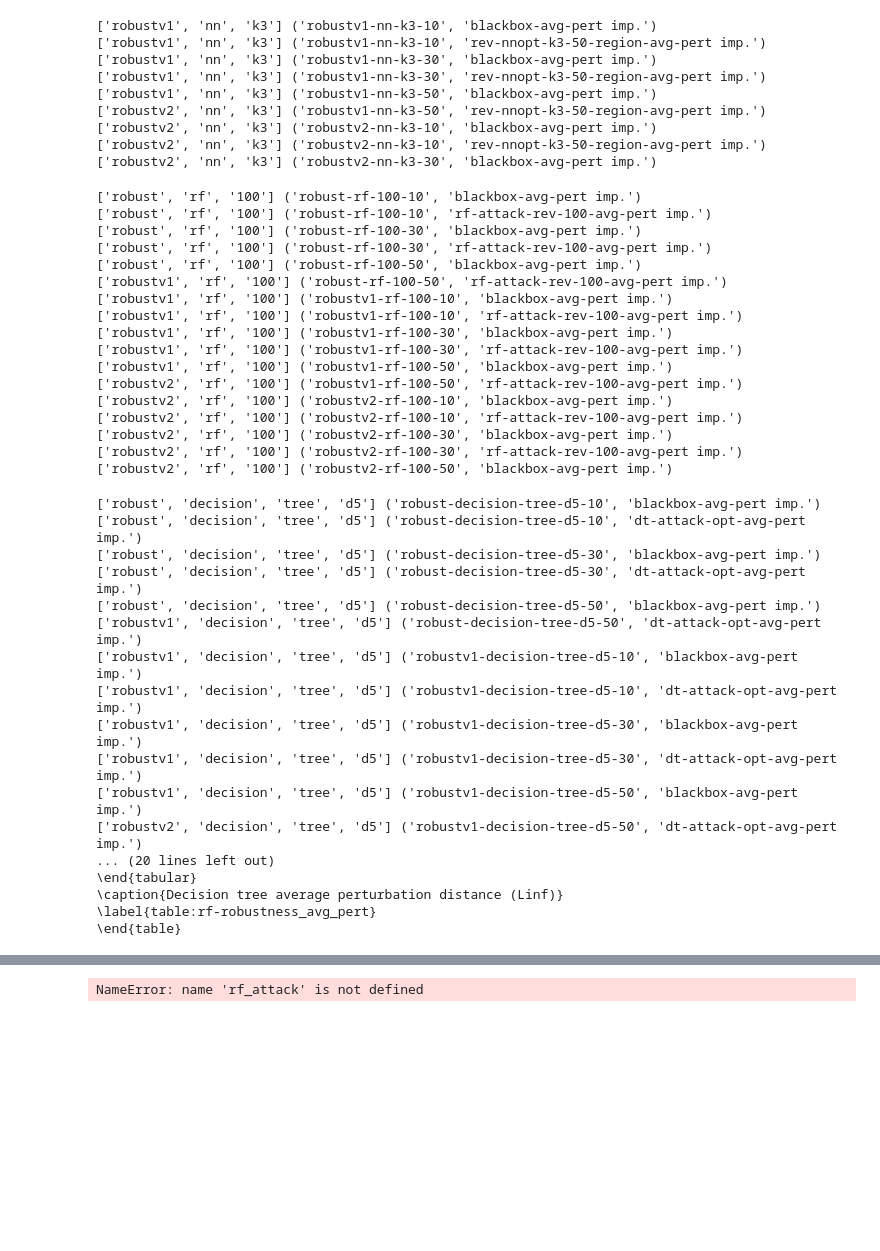
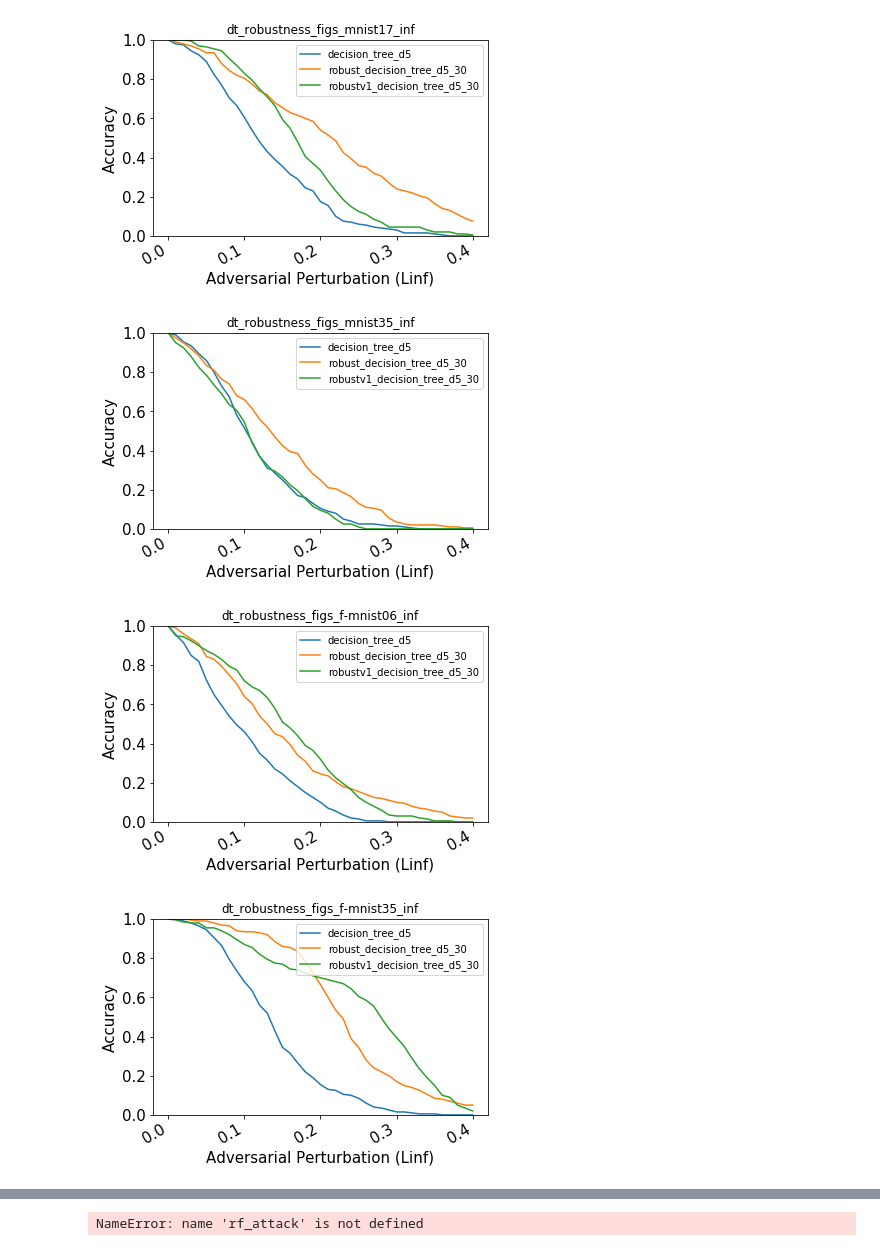
Before and after one commit to yangarbiter/adversarial-nonparametrics, a Jupyter notebook: plot.ipynb, the cells around one changed output, grey strips where cells are left out. Saved outputs shown, nothing was run; the diff lists cells and outputs as text; code cells hidden in the pictures; blank space fills up the shorter version.

```diff
--- a/plot.ipynb
+++ b/plot.ipynb
@@ -496,17 +491,9 @@ table_str = re.sub(r"([a-zA-Z_0-9'-]+) imp\.", "imp.", table_str)
 table_str = re.sub(r"([a-zA-Z_0-9'-]+) tst acc\.", "tst acc.", table_str)
 table_str = re.sub(r"([a-zA-Z_0-9'-]+)-avg-pert", r"\1", table_str)
 table_str = re.sub(r"([a-zA-Z_0-9'-]+) \$\\epsilon\$", "$\\epsilon$", table_str)
+table_str = table_str.replace("llllllllllllllllllll", "llll|llll|llll|llll|llll")
+table_str = table_str.replace("rev-nnopt-k3-50-region", "our-50")
 write_to_tex(table_str, exp_name + '_table.tex')
-# %% [output]
-['robustv1', 'nn', 'k3'] ('robustv1-nn-k3-10', 'blackbox-avg-pert imp.')
-['robustv1', 'nn', 'k3'] ('robustv1-nn-k3-10', 'rev-nnopt-k3-50-region-avg-pert imp.')
-['robustv1', 'nn', 'k3'] ('robustv1-nn-k3-30', 'blackbox-avg-pert imp.')
-['robustv1', 'nn', 'k3'] ('robustv1-nn-k3-30', 'rev-nnopt-k3-50-region-avg-pert imp.')
-['robustv1', 'nn', 'k3'] ('robustv1-nn-k3-50', 'blackbox-avg-pert imp.')
-['robustv2', 'nn', 'k3'] ('robustv1-nn-k3-50', 'rev-nnopt-k3-50-region-avg-pert imp.')
-['robustv2', 'nn', 'k3'] ('robustv2-nn-k3-10', 'blackbox-avg-pert imp.')
-['robustv2', 'nn', 'k3'] ('robustv2-nn-k3-10', 'rev-nnopt-k3-50-region-avg-pert imp.')
-['robustv2', 'nn', 'k3'] ('robustv2-nn-k3-30', 'blackbox-avg-pert imp.')
 # %%
 _, exp_name, grid_param, _ = rf_optimality()
 avg_caption = "RF average perturbation distance (Linf)"
@@ -535,25 +524,9 @@ table_str = re.sub(r"([a-zA-Z_0-9'-]+) imp\.", "imp.", table_str)
 table_str = re.sub(r"([a-zA-Z_0-9'-]+) tst acc\.", "tst acc.", table_str)
 table_str = re.sub(r"([a-zA-Z_0-9'-]+)-avg-pert", r"\1", table_str)
 table_str = re.sub(r"([a-zA-Z_0-9'-]+) \$\\epsilon\$", "$\\epsilon$", table_str)
+table_str = table_str.replace("llllllllllllllllllllllllllll", "llll|llll|llll|llll|llll|llll|llll")
+table_str = table_str.replace("rf-attack-rev-", "our-")
 write_to_tex(table_str, exp_name + '_table.tex')
-# %% [output]
-['robust', 'rf', '100'] ('robust-rf-100-10', 'blackbox-avg-pert imp.')
-['robust', 'rf', '100'] ('robust-rf-100-10', 'rf-attack-rev-100-avg-pert imp.')
-['robust', 'rf', '100'] ('robust-rf-100-30', 'blackbox-avg-pert imp.')
-['robust', 'rf', '100'] ('robust-rf-100-30', 'rf-attack-rev-100-avg-pert imp.')
-['robust', 'rf', '100'] ('robust-rf-100-50', 'blackbox-avg-pert imp.')
-['robustv1', 'rf', '100'] ('robust-rf-100-50', 'rf-attack-rev-100-avg-pert imp.')
-['robustv1', 'rf', '100'] ('robustv1-rf-100-10', 'blackbox-avg-pert imp.')
-['robustv1', 'rf', '100'] ('robustv1-rf-100-10', 'rf-attack-rev-100-avg-pert imp.')
-['robustv1', 'rf', '100'] ('robustv1-rf-100-30', 'blackbox-avg-pert imp.')
-['robustv1', 'rf', '100'] ('robustv1-rf-100-30', 'rf-attack-rev-100-avg-pert imp.')
-['robustv1', 'rf', '100'] ('robustv1-rf-100-50', 'blackbox-avg-pert imp.')
-['robustv2', 'rf', '100'] ('robustv1-rf-100-50', 'rf-attack-rev-100-avg-pert imp.')
-['robustv2', 'rf', '100'] ('robustv2-rf-100-10', 'blackbox-avg-pert imp.')
-['robustv2', 'rf', '100'] ('robustv2-rf-100-10', 'rf-attack-rev-100-avg-pert imp.')
-['robustv2', 'rf', '100'] ('robustv2-rf-100-30', 'blackbox-avg-pert imp.')
-['robustv2', 'rf', '100'] ('robustv2-rf-100-30', 'rf-attack-rev-100-avg-pert imp.')
-['robustv2', 'rf', '100'] ('robustv2-rf-100-50', 'blackbox-avg-pert imp.')
 # %%
 _, exp_name, grid_param, _ = dt_robustness()
 avg_caption = "Decision tree average perturbation distance (Linf)"
@@ -564,23 +537,29 @@ table_str = re.sub(r"([a-zA-Z_0-9'-]+) imp\.", "imp.", table_str)
 table_str = re.sub(r"([a-zA-Z_0-9'-]+) tst acc\.", "tst acc.", table_str)
 table_str = re.sub(r"([a-zA-Z_0-9'-]+)-avg-pert", r"\1", table_str)
 table_str = re.sub(r"([a-zA-Z_0-9'-]+) \$\\epsilon\$", "$\\epsilon$", table_str)
+table_str = table_str.replace("llllllllllllllllllllllllllll", "llll|llll|llll|llll|llll|llll|llll")
+table_str = table_str.replace("dt-attack-opt", "opt")
 write_to_tex(table_str, exp_name + '_table.tex')
-print(table_str)
-# %% [output]
-['robust', 'decision', 'tree', 'd5'] ('robust-decision-tree-d5-10', 'blackbox-avg-pert imp.')
-['robust', 'decision', 'tree', 'd5'] ('robust-decision-tree-d5-10', 'dt-attack-opt-avg-pert imp.')
-['robust', 'decision', 'tree', 'd5'] ('robust-decision-tree-d5-30', 'blackbox-avg-pert imp.')
-['robust', 'decision', 'tree', 'd5'] ('robust-decision-tree-d5-30', 'dt-attack-opt-avg-pert imp.')
-['robust', 'decision', 'tree', 'd5'] ('robust-decision-tree-d5-50', 'blackbox-avg-pert imp.')
-['robustv1', 'decision', 'tree', 'd5'] ('robust-decision-tree-d5-50', 'dt-attack-opt-avg-pert imp.')
-['robustv1', 'decision', 'tree', 'd5'] ('robustv1-decision-tree-d5-10', 'blackbox-avg-pert imp.')
-['robustv1', 'decision', 'tree', 'd5'] ('robustv1-decision-tree-d5-10', 'dt-attack-opt-avg-pert imp.')
-['robustv1', 'decision', 'tree', 'd5'] ('robustv1-decision-tree-d5-30', 'blackbox-avg-pert imp.')
-['robustv1', 'decision', 'tree', 'd5'] ('robustv1-decision-tree-d5-30', 'dt-attack-opt-avg-pert imp.')
-['robustv1', 'decision', 'tree', 'd5'] ('robustv1-decision-tree-d5-50', 'blackbox-avg-pert imp.')
-['robustv2', 'decision', 'tree', 'd5'] ('robustv1-decision-tree-d5-50', 'dt-attack-opt-avg-pert imp.')
-... (20 lines left out)
-\end{tabular}
-\caption{Decision tree average perturbation distance (Linf)}
-\label{table:rf-robustness_avg_pert}
-\end{table}
+# %%
+exp_fns = [dt_robustness_figs, nn_k1_robustness_figs, nn_k3_robustness_figs,]
+def compare_nn_plots(exp_name, grid_param, caption='', show_plot=True):
+    df = params_to_dataframe(grid_param)
+    datasets = set.union(*[set(g['dataset']) for g in grid_param]) if isinstance(grid_param, list) else grid_param['dataset']
+
+    control = {
+        'dataset': datasets,
+        'ord': grid_param['ord'],
+    }
+    variables = ['model']
+    plot_result(df, exp_name, control, variables, show_plot)
+    return result_latex_figs(exp_name, control, caption)
+
+for fn in exp_fns:
+    _, exp_name, grid_param, _ = fn()
+    fig_str = compare_nn_plots(exp_name, grid_param, show_plot=True)
+#write_to_tex(fig_str, exp_name + '_fig.tex')
+# %% [output]
+[figure, added]
+[figure, added]
+[figure, added]
+[figure, added]
```
Also changed, not shown: parts of 8 cells of this notebook, 3 other files.
